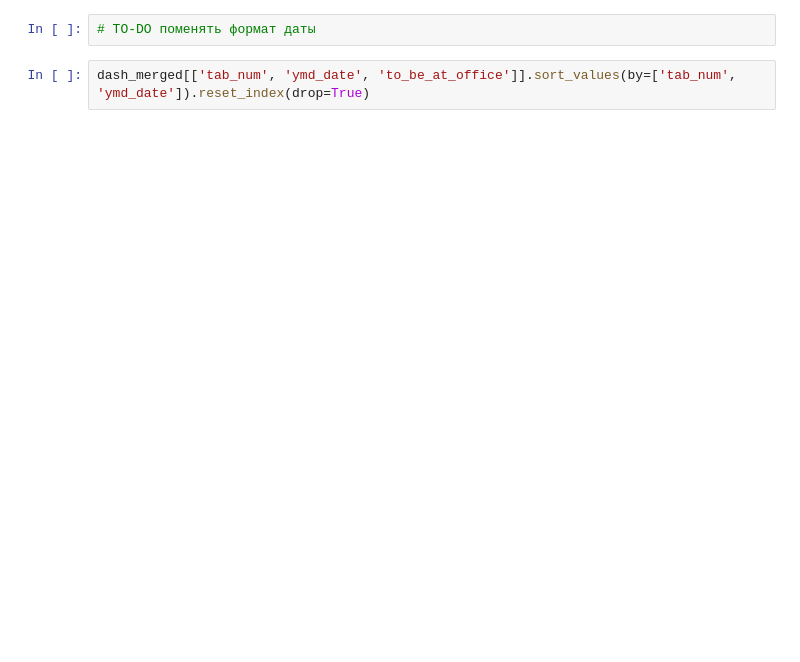
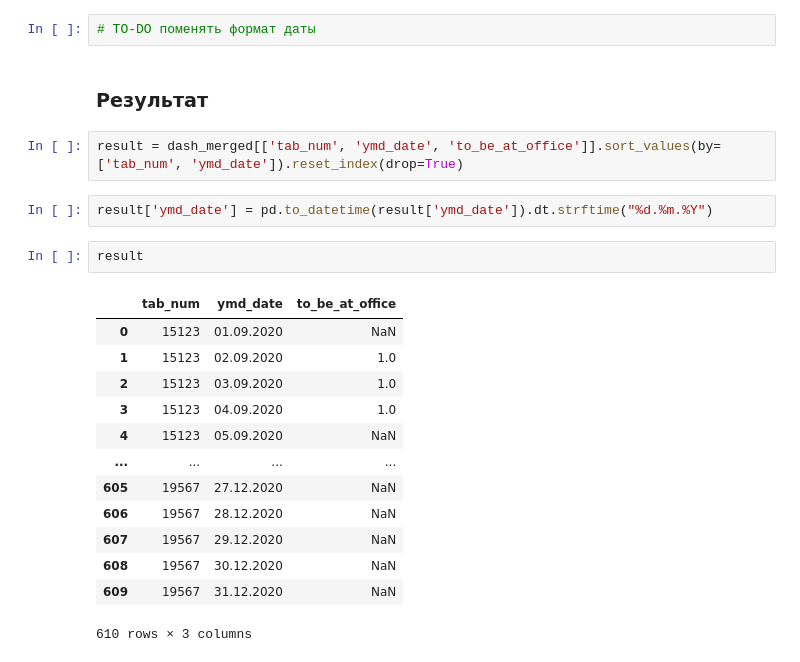
Before and after one commit to varsey/dashboard-formation, a Jupyter notebook: 0_eda.ipynb, the cells around one changed output. Cells and saved outputs as stored; diff of their text form; blank space fills up the shorter version.

Commit message:
feat - manual result

```diff
--- a/0_eda.ipynb
+++ b/0_eda.ipynb
@@ -468,4 +494,24 @@ dash_merged[dash_merged['tab_num'] == init_df.tab_num.to_list()[5]]
 # %%
 # TO-DO поменять формат даты
+# %% [markdown]
+### Результат
 # %%
-dash_merged[['tab_num', 'ymd_date', 'to_be_at_office']].sort_values(by=['tab_num', 'ymd_date']).reset_index(drop=True)
+result = dash_merged[['tab_num', 'ymd_date', 'to_be_at_office']].sort_values(by=['tab_num', 'ymd_date']).reset_index(drop=True)
+# %%
+result['ymd_date'] = pd.to_datetime(result['ymd_date']).dt.strftime("%d.%m.%Y")
+# %%
+result
+# %% [output]
+|  | tab_num | ymd_date | to_be_at_office |
+| 0 | 15123 | 01.09.2020 | NaN |
+| 1 | 15123 | 02.09.2020 | 1.0 |
+| 2 | 15123 | 03.09.2020 | 1.0 |
+| 3 | 15123 | 04.09.2020 | 1.0 |
+| 4 | 15123 | 05.09.2020 | NaN |
+| ... | ... | ... | ... |
+| 605 | 19567 | 27.12.2020 | NaN |
+| 606 | 19567 | 28.12.2020 | NaN |
+| 607 | 19567 | 29.12.2020 | NaN |
+| 608 | 19567 | 30.12.2020 | NaN |
+| 609 | 19567 | 31.12.2020 | NaN |
+610 rows × 3 columns
```
Also changed, not shown: parts of 16 cells of this notebook, 1 other file.
